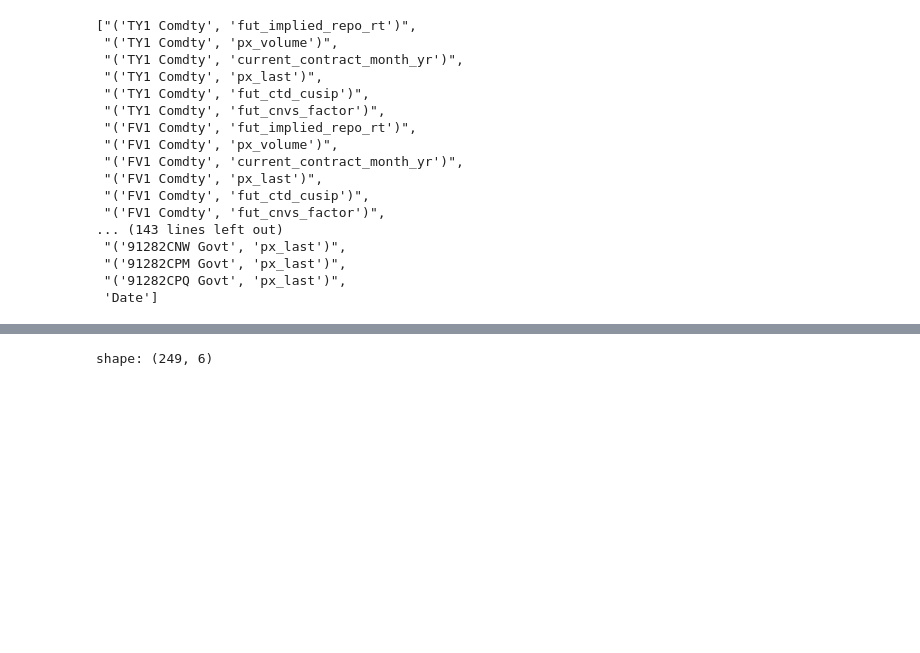
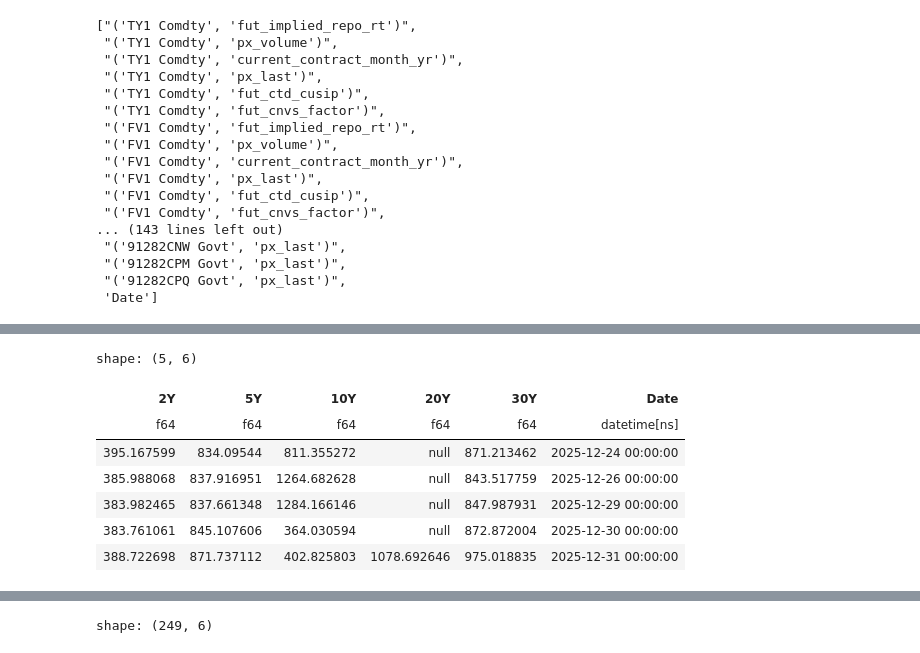
Before and after one commit to maxz073/p10_Siriwardane_et_al_2026, a Jupyter notebook: src/check.ipynb, the cells around one changed output, grey strips where cells are left out. Cells and saved outputs as stored; diff of their text form; code cells hidden in the pictures; blank space fills up the shorter version.

```diff
--- a/src/check.ipynb
+++ b/src/check.ipynb
@@ -146,0 +194,11 @@ shape: (249, 6)
+# %%
+df_irr.tail()
+# %% [output]
+shape: (5, 6)
+| 2Y | 5Y | 10Y | 20Y | 30Y | Date |
+| f64 | f64 | f64 | f64 | f64 | datetime[ns] |
+| 395.167599 | 834.09544 | 811.355272 | null | 871.213462 | 2025-12-24 00:00:00 |
+| 385.988068 | 837.916951 | 1264.682628 | null | 843.517759 | 2025-12-26 00:00:00 |
+| 383.982465 | 837.661348 | 1284.166146 | null | 847.987931 | 2025-12-29 00:00:00 |
+| 383.761061 | 845.107606 | 364.030594 | null | 872.872004 | 2025-12-30 00:00:00 |
+| 388.722698 | 871.737112 | 402.825803 | 1078.692646 | 975.018835 | 2025-12-31 00:00:00 |
```
Also changed, not shown: parts of 6 cells of this notebook, 1 other file.
